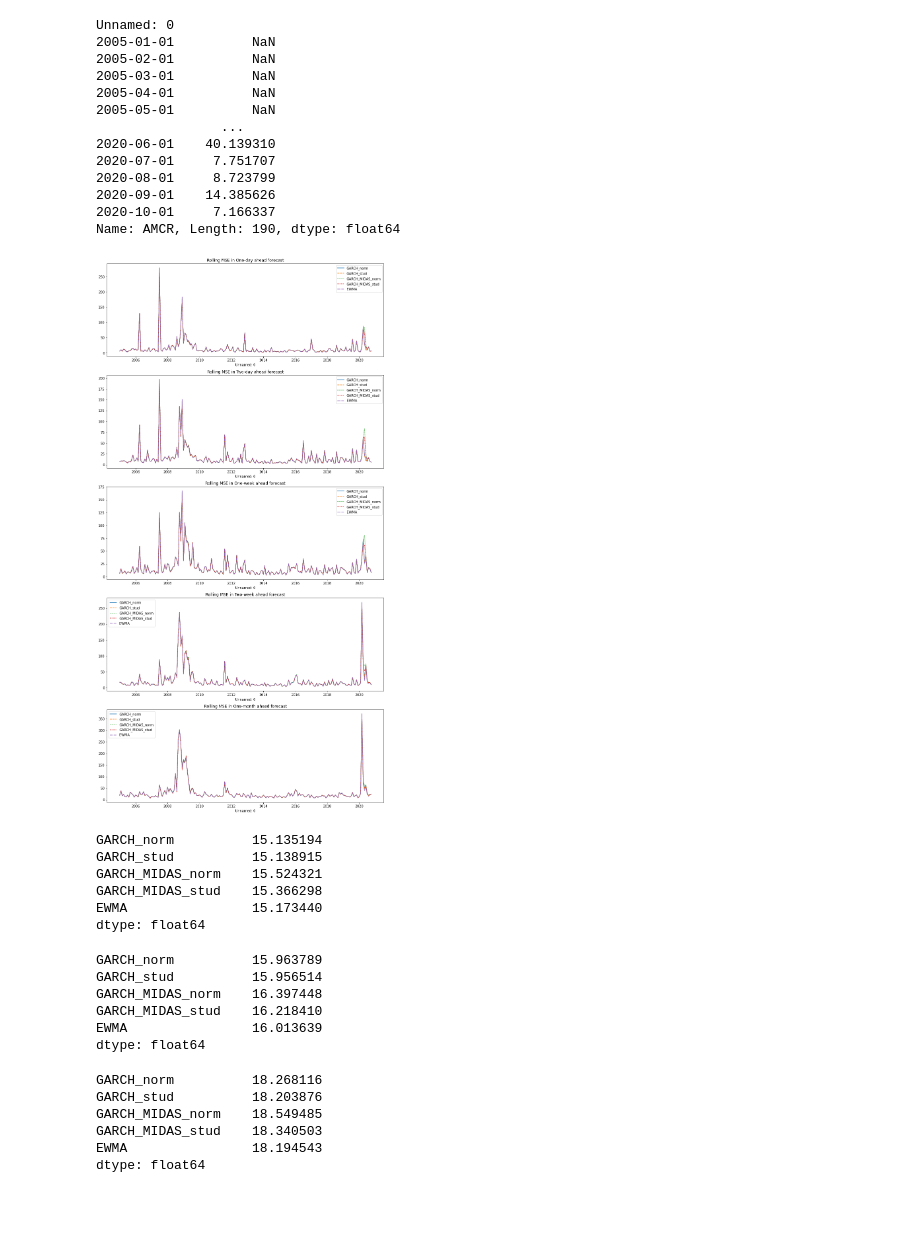
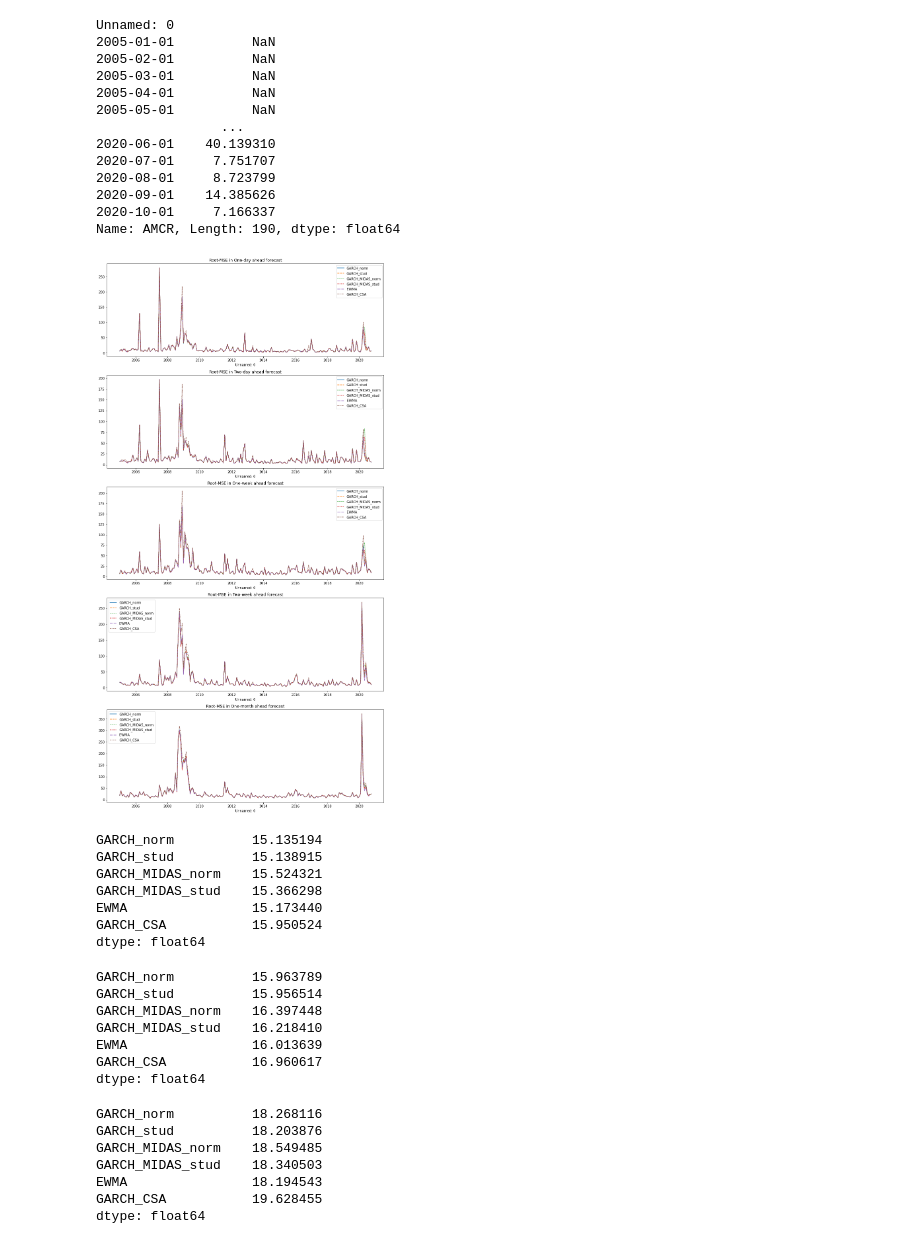
Before and after one commit to NemesiP/volatility-forecasting, a Jupyter notebook: Examples/RMSE.ipynb, the cells around one changed output. Cells and saved outputs as stored; diff of their text form; code cells hidden in the pictures; blank space fills up the shorter version.

Commit message:
RMSE and thesis updated

```diff
--- a/Examples/RMSE.ipynb
+++ b/Examples/RMSE.ipynb
@@ -86,6 +78,10 @@ for i in range(ewma.shape[1]):
     ewma.iloc[:, i][ewma.iloc[:, i] == 1.00] = np.nan
 ewma = ewma.T
 ewma_avg = np.nanmean(ewma.values, axis = 1)
+
+gcsa = pd.read_csv('C:/Users/peter/Desktop/volatility-forecasting/results/pgarch_csa/forecasts_all.csv')
+gcsa.set_index(gcsa.iloc[:, 0], inplace = True)
+gcsa = gcsa.iloc[:, 1:-1].T
 # %%
 def calc_rmse(actual):
     gm_norm_rmse = []
@@ -93,6 +89,7 @@ def calc_rmse(actual):
     g_norm_rmse = []
     g_stud_rmse = []
     ewma_rmse = []
+    gcsa_rmse = []
 
     for i in range(190):
         gnmse = np.nanmean((actual.iloc[i, :].values - gm_norm.iloc[i, :].values) ** 2)
@@ -105,7 +102,9 @@ def calc_rmse(actual):
         g_stud_rmse.append(garch_stud_mse)
         emse = np.nanmean((actual.iloc[i, :].values - ewma.iloc[i, :].values) ** 2)
         ewma_rmse.append(emse)
-    df = pd.DataFrame(data = {'GARCH_norm': g_norm_rmse, 'GARCH_stud': g_stud_rmse, 'GARCH_MIDAS_norm': gm_norm_rmse, 'GARCH_MIDAS_stud': gm_stud_rmse, 'EWMA': ewma_rmse}, index = pd.to_datetime(daily_act.index))
+        gcsa_mse = np.nanmean((actual.iloc[i, :].values - gcsa.iloc[i, :].values) ** 2)
+        gcsa_rmse.append(gcsa_mse)
+    df = pd.DataFrame(data = {'GARCH_norm': g_norm_rmse, 'GARCH_stud': g_stud_rmse, 'GARCH_MIDAS_norm': gm_norm_rmse, 'GARCH_MIDAS_stud': gm_stud_rmse, 'EWMA': ewma_rmse, 'GARCH_CSA': gcsa_rmse}, index = pd.to_datetime(daily_act.index))
 
     return df
 # %%
@@ -117,29 +116,29 @@ monthly_rmse = calc_rmse(monthly_act).apply(np.sqrt)
 # %%
 fig, ax = plt.subplots(5, 1, figsize = (15,30))
 
 sns.lineplot(data = daily_rmse, ax = ax[0])
 ax[0].legend(loc = 'best')
-ax[0].set_title('Rolling MSE in One-day ahead forecast')
+ax[0].set_title('Root-MSE in One-day ahead forecast')
 
 sns.lineplot(data = two_daily_rmse, ax = ax[1])
 ax[1].legend(loc = 'best')
-ax[1].set_title('Rolling MSE in Two-day ahead forecast')
+ax[1].set_title('Root-MSE in Two-day ahead forecast')
 
 sns.lineplot(data = weekly_rmse, ax = ax[2])
 ax[2].legend(loc = 'best')
-ax[2].set_title('Rolling MSE in One-week ahead forecast')
+ax[2].set_title('Root-MSE in One-week ahead forecast')
 
 sns.lineplot(data = two_weekly_rmse, ax = ax[3])
 ax[3].legend(loc = 'best')
-ax[3].set_title('Rolling MSE in Two-week ahead forecast')
+ax[3].set_title('Root-MSE in Two-week ahead forecast')
 
 sns.lineplot(data = monthly_rmse, ax = ax[4])
 ax[4].legend(loc = 'best')
-ax[4].set_title('Rolling MSE in One-month ahead forecast')
+ax[4].set_title('Root-MSE in One-month ahead forecast')
 
 plt.show()
 # %% [output]
-[figure, old version]
+[figure, new version]
 # %%
 daily_rmse.mean()
 # %% [output]
@@ -148,6 +147,7 @@ GARCH_stud          15.138915
 GARCH_MIDAS_norm    15.524321
 GARCH_MIDAS_stud    15.366298
 EWMA                15.173440
+GARCH_CSA           15.950524
 dtype: float64
 # %%
 two_daily_rmse.mean()
@@ -157,6 +157,7 @@ GARCH_stud          15.956514
 GARCH_MIDAS_norm    16.397448
 GARCH_MIDAS_stud    16.218410
 EWMA                16.013639
+GARCH_CSA           16.960617
 dtype: float64
 # %%
 weekly_rmse.mean()
@@ -166,6 +167,7 @@ GARCH_stud          18.203876
 GARCH_MIDAS_norm    18.549485
 GARCH_MIDAS_stud    18.340503
 EWMA                18.194543
+GARCH_CSA           19.628455
 dtype: float64
 # %%
 two_weekly_rmse.mean()
```
Also changed, not shown: parts of 31 cells of this notebook, 1 other file.
